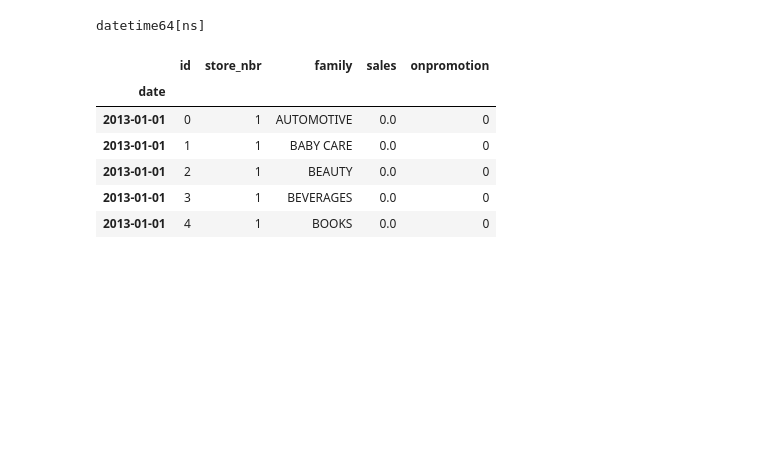
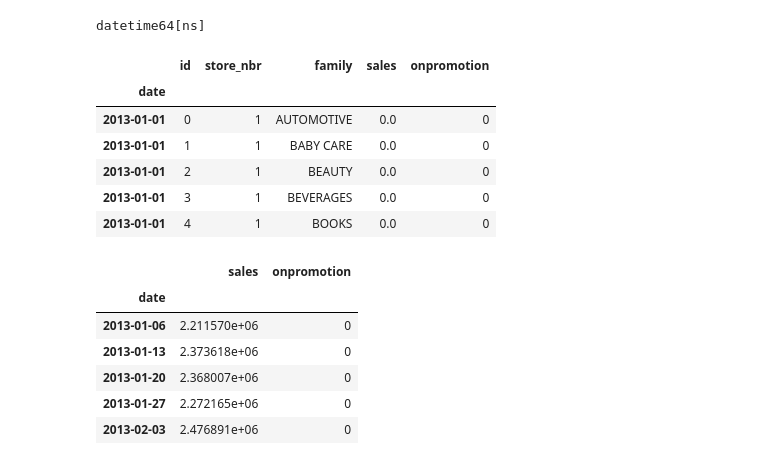
Before and after one commit to CyrilleSmid/store-sales, a Jupyter notebook: source/visualizations.ipynb, the cells around one changed output. Cells and saved outputs as stored; diff of their text form; code cells hidden in the pictures; blank space fills up the shorter version.

```diff
--- a/source/visualizations.ipynb
+++ b/source/visualizations.ipynb
@@ -24,4 +24,15 @@ datetime64[ns]
 | 2013-01-01 | 2 | 1 | BEAUTY | 0.0 | 0 |
 | 2013-01-01 | 3 | 1 | BEVERAGES | 0.0 | 0 |
 | 2013-01-01 | 4 | 1 | BOOKS | 0.0 | 0 |
+# %%
+weekly = df.drop(["store_nbr", "id"], axis=1).resample("W").sum()
+weekly.head()
+# %% [output]
+|  | sales | onpromotion |
+| date |  |  |
+| 2013-01-06 | 2.211570e+06 | 0 |
+| 2013-01-13 | 2.373618e+06 | 0 |
+| 2013-01-20 | 2.368007e+06 | 0 |
+| 2013-01-27 | 2.272165e+06 | 0 |
+| 2013-02-03 | 2.476891e+06 | 0 |
 # %%
```
Also changed, not shown: parts of 3 cells of this notebook.
